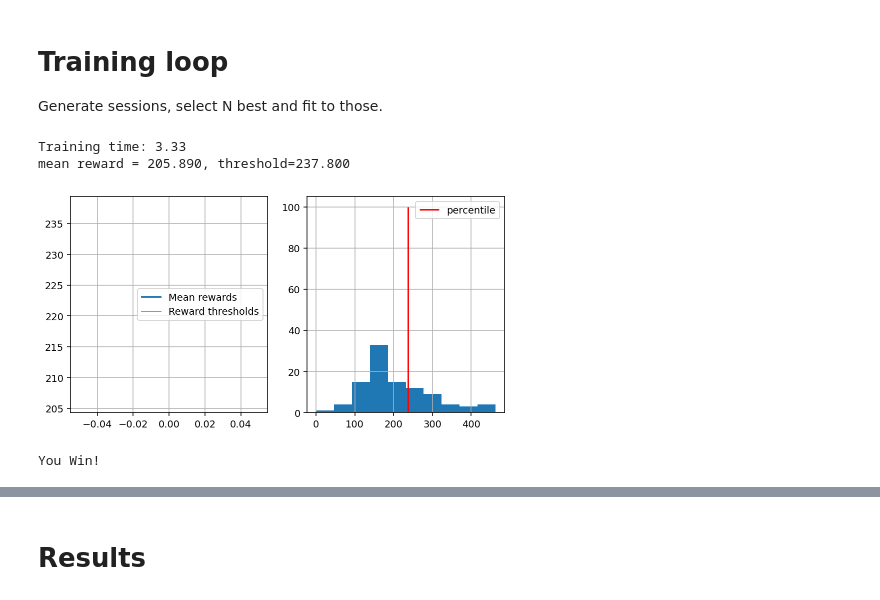
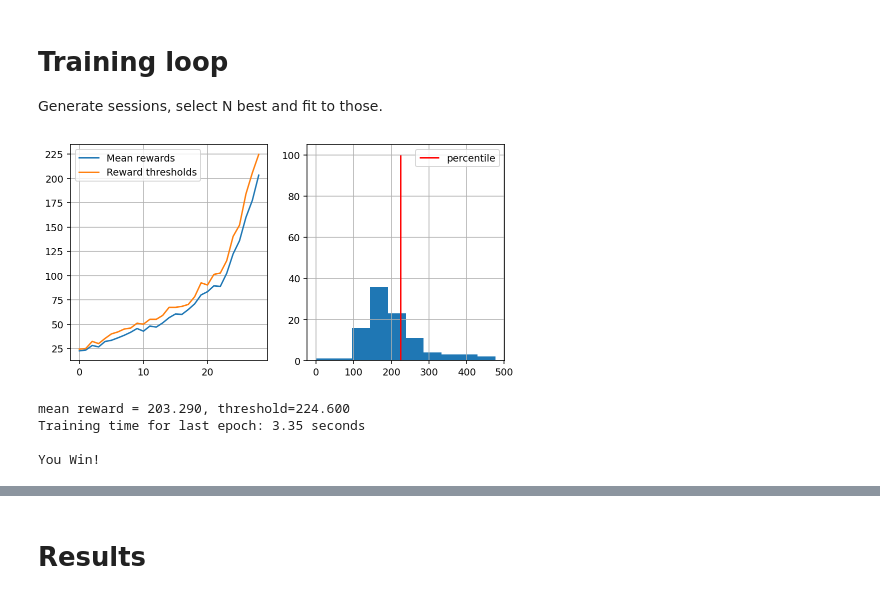
Before and after one commit to AndBoyS/RL-course, a Jupyter notebook: hw1/deep-crossentropy-method.ipynb, the cells around one changed output, grey strips where cells are left out. Cells and saved outputs as stored; diff of their text form; code cells hidden in the pictures.

```diff
--- a/hw1/deep-crossentropy-method.ipynb
+++ b/hw1/deep-crossentropy-method.ipynb
@@ -232,13 +112,15 @@ def train(agent,
 # %%
-epochs = 10
+epochs = 100
 n_sessions = 100
 n_sessions_in_epoch = 100
 percentile = 70
 win_value = 190
 
-train(agent, epochs, n_sessions_in_epoch, percentile, win_value, reward_min=0)
+set_seed()
+train(agent, env_name, epochs, n_sessions_in_epoch, percentile, win_value, reward_min=0)
 # %% [output]
+[figure, new version]
-Training time: 3.33
-mean reward = 205.890, threshold=237.800
+mean reward = 203.290, threshold=224.600
+Training time for last epoch: 3.35 seconds
+
+You Win!
-[figure, old version]
-You Win!
```
Also changed, not shown: parts of 18 cells of this notebook, 3 other files.
